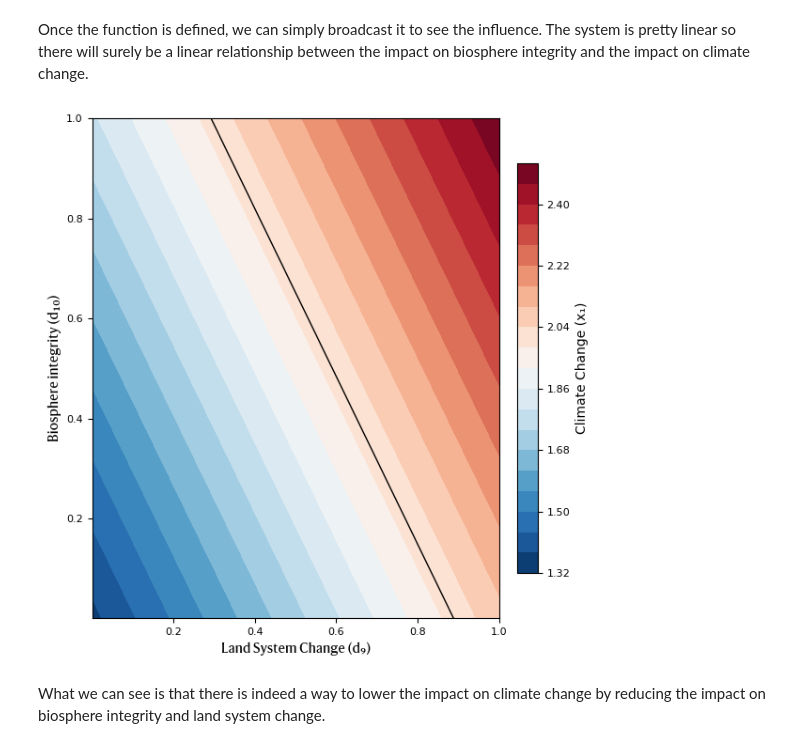
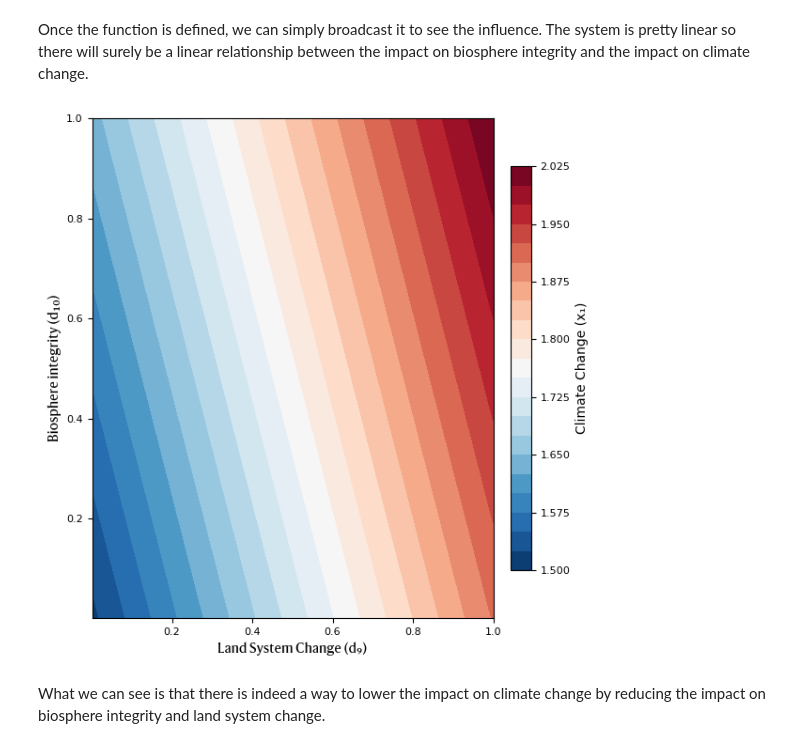
Before and after one commit to Michael-ljn/pathways-H2-prod-within-PBs, a Jupyter notebook: code/1_00_total_impact.ipynb, the cells around one changed output. Cells and saved outputs as stored; diff of their text form; code cells hidden in the pictures.

```diff
--- a/code/1_00_total_impact.ipynb
+++ b/code/1_00_total_impact.ipynb
@@ -170,10 +167,10 @@ For now, we will defined the interaction matrices for biophysical interactions $
+# %%
+𝚪ᵦ=matformat(𝚪ᵦ°)' #z⁺z
+𝚪ₕ=matformat(𝚪ₕ°)';
 # %% [markdown]
 the issue with these matrices is that they are not having the dimensions required to be compatible with the direct human impact $\boldsymbol{d}$, that is obtained from the absolute environmental sustainability assessment (AESA). To solve this issue, we created a function `matformat` available in the [utility file](Utils/1_00_utils.jl) of this notebook.
 
 Once the matrices are defined, we can compute the human impact matrix $\boldsymbol{\Gamma_H}$ and the biophysical interaction matrix $\boldsymbol{\Gamma_B}$. Note that the int the code below $\boldsymbol{\Gamma_B = \Gamma_\beta}$.
-# %%
-𝚪ᵦ = matformat(𝚪ᵦ°)
-𝚪ₕ = matformat(𝚪ₕ°);
 # %% [markdown]
 Now we can visualise how some biophysical systems interact with each other. In the results figure below, biophysical systems on the rows axis, are receiving the impact while the columns create the impact. Negative values can be interpreted as a stabilisation potential while positive values as amplification potential.
 # %% [markdown]
@@ -289,0 +335,4 @@ print_state(𝐱ᵦ)
+# %%
+𝐝 = ones(10)
+𝐱ᵦ = 𝚪ᵦ * 𝐝
+print_state(𝐱ᵦ)
@@ -327,19 +387,19 @@ Once the function is defined, we can simply broadcast it to see the influence. T
 # %%
 fig, ax = plt.subplots(figsize=(6, 6))
 cs=ax.contourf(0.001:0.001:1, 0.001:0.001:1, 𝐱cc, levels=20, cmap="RdBu_r")
 plt.colorbar(cs,label="Climate Change (x₁)", ax=ax, orientation="vertical", fraction=0.046, pad=0.04)
-cs_lines=ax.contour(0.001:0.001:1, 0.001:0.001:1, 𝐱cc, levels=[2], colors="black", linewidths=1)
+cs_lines=ax.contour(0.001:0.001:1, 0.001:0.001:1, 𝐱cc, levels=[1], colors="black", linewidths=1)
 
 ax.set_xlabel("Land System Change (d₉)", fontproperties=font_prop_labels, fontsize=10)
 ax.set_ylabel("Biosphere integrity (d₁₀)", fontproperties=font_prop_labels, fontsize=10)
 ax.grid(false)
 plt.tight_layout()
 plt.savefig(respath*"SI_Fig_CC_sensitivity_LSCvsBI.svg", bbox_inches="tight", transparent=true)
 plt.savefig(respath*"SI_Fig_CC_sensitivity_LSCvsBI.png", dpi=800, bbox_inches="tight", transparent=true)
 display(plt.gcf())
 plt.close("all")
 # %% [output]
-[figure, old version]
+[figure, new version]
 # %% [markdown]
 What we can see is that there is indeed a way to lower the impact on climate change by reducing the impact on biosphere integrity and land system change.
 # %% [markdown]
```
Also changed, not shown: parts of 41 cells of this notebook, 31 other files.
